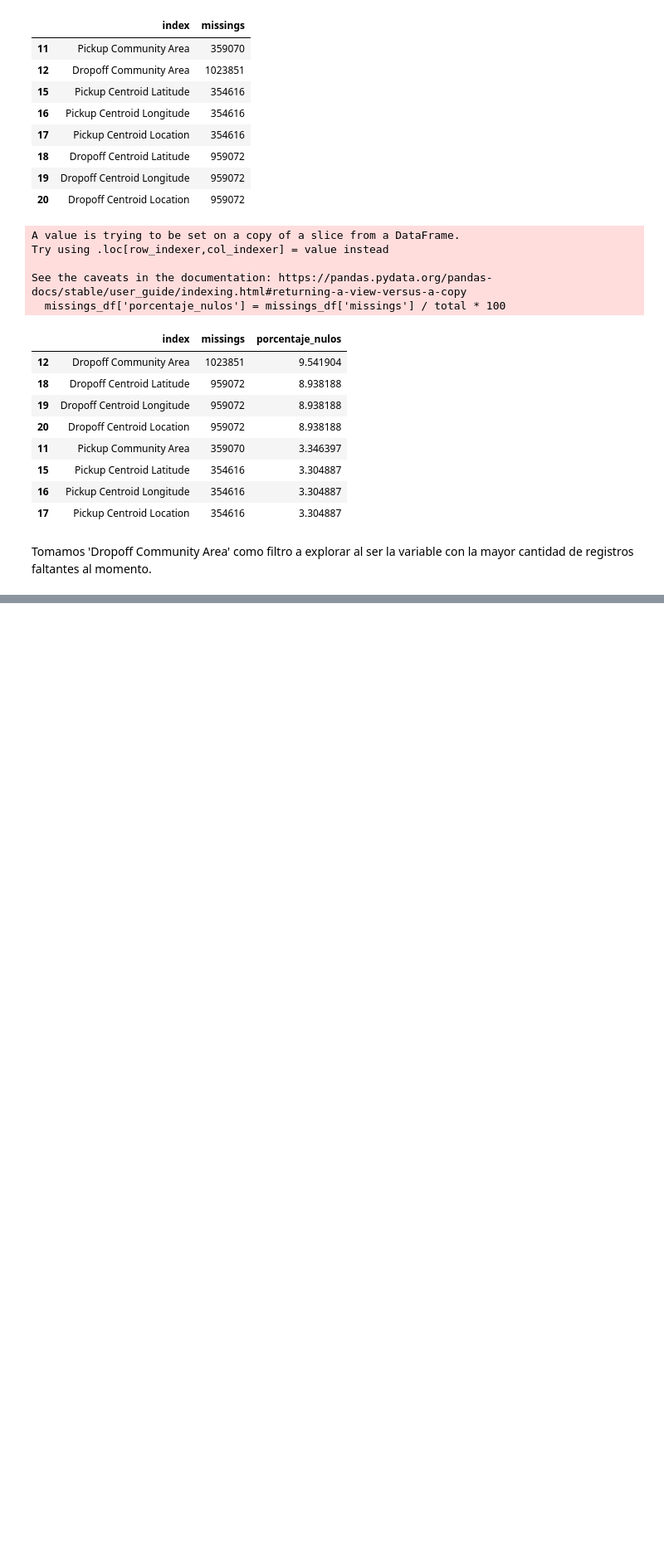
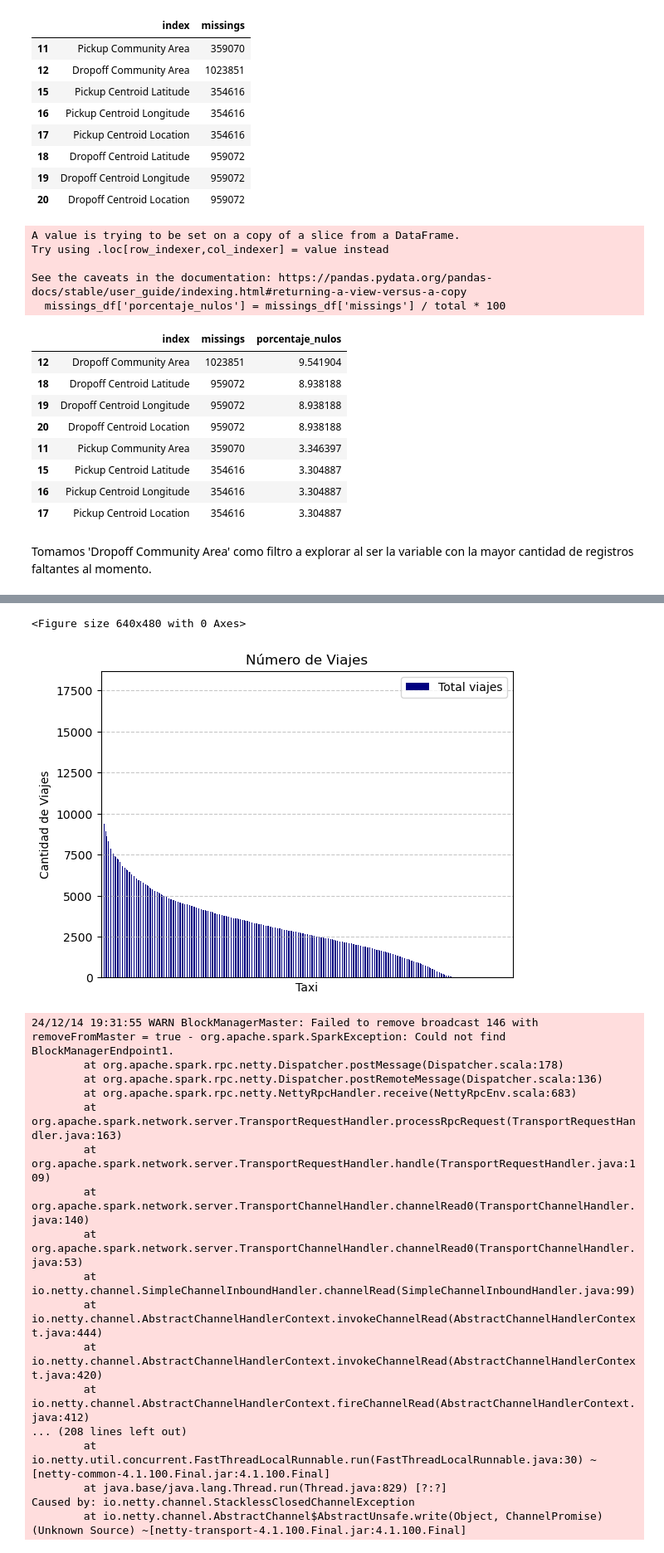
Before and after one commit to cuauhtemocbe/Taxi-GCP-Spark, a Jupyter notebook: Taxis_Trips_Prediction.ipynb, the cells around one changed output, grey strips where cells are left out. Shown at 83% size. Cells and saved outputs as stored; diff of their text form; code cells hidden in the pictures; blank space fills up the shorter version.

```diff
--- a/Taxis_Trips_Prediction.ipynb
+++ b/Taxis_Trips_Prediction.ipynb
@@ -676,0 +582,9 @@ sqlContext.sql(query).show()
+# %%
+# Cantidad de viajes por taxi
+num_viajes = df.groupBy('Taxi ID').count().withColumnRenamed('count', 'Total viajes')
+
+# Ordenar por la cantidad de viajes en orden descendente
+num_viajes = num_viajes.orderBy('Total viajes', ascending=False)
+
+# Mostrar el resultado
+num_viajes.show()
@@ -676,0 +610,36 @@ sqlContext.sql(query).show()
+# %%
+num_viajes_df = num_viajes.toPandas()
+# %%
+import numpy as np
+import pandas as pd
+import matplotlib.pyplot as plt
+import seaborn as sns
+
+plt.figure()
+num_viajes_df.plot(kind='bar', color='navy')
+plt.title('Número de Viajes')
+plt.xlabel('Taxi')
+plt.ylabel('Cantidad de Viajes')
+plt.grid(axis='y', linestyle='--', alpha=0.7)
+plt.xticks([])
+plt.show()
+# %% [output]
+<Figure size 640x480 with 0 Axes>
+[figure, added]
+24/12/14 19:31:55 WARN BlockManagerMaster: Failed to remove broadcast 146 with removeFromMaster = true - org.apache.spark.SparkException: Could not find BlockManagerEndpoint1.
+        at org.apache.spark.rpc.netty.Dispatcher.postMessage(Dispatcher.scala:178)
+        at org.apache.spark.rpc.netty.Dispatcher.postRemoteMessage(Dispatcher.scala:136)
+        at org.apache.spark.rpc.netty.NettyRpcHandler.receive(NettyRpcEnv.scala:683)
+        at org.apache.spark.network.server.TransportRequestHandler.processRpcRequest(TransportRequestHandler.java:163)
+        at org.apache.spark.network.server.TransportRequestHandler.handle(TransportRequestHandler.java:109)
+        at org.apache.spark.network.server.TransportChannelHandler.channelRead0(TransportChannelHandler.java:140)
+        at org.apache.spark.network.server.TransportChannelHandler.channelRead0(TransportChannelHandler.java:53)
+        at io.netty.channel.SimpleChannelInboundHandler.channelRead(SimpleChannelInboundHandler.java:99)
+        at io.netty.channel.AbstractChannelHandlerContext.invokeChannelRead(AbstractChannelHandlerContext.java:444)
+        at io.netty.channel.AbstractChannelHandlerContext.invokeChannelRead(AbstractChannelHandlerContext.java:420)
+        at io.netty.channel.AbstractChannelHandlerContext.fireChannelRead(AbstractChannelHandlerContext.java:412)
+... (208 lines left out)
+        at io.netty.util.concurrent.FastThreadLocalRunnable.run(FastThreadLocalRunnable.java:30) ~[netty-common-4.1.100.Final.jar:4.1.100.Final]
+        at java.base/java.lang.Thread.run(Thread.java:829) [?:?]
+Caused by: io.netty.channel.StacklessClosedChannelException
+        at io.netty.channel.AbstractChannel$AbstractUnsafe.write(Object, ChannelPromise)(Unknown Source) ~[netty-transport-4.1.100.Final.jar:4.1.100.Final]
```
Also changed, not shown: parts of 82 cells of this notebook.
